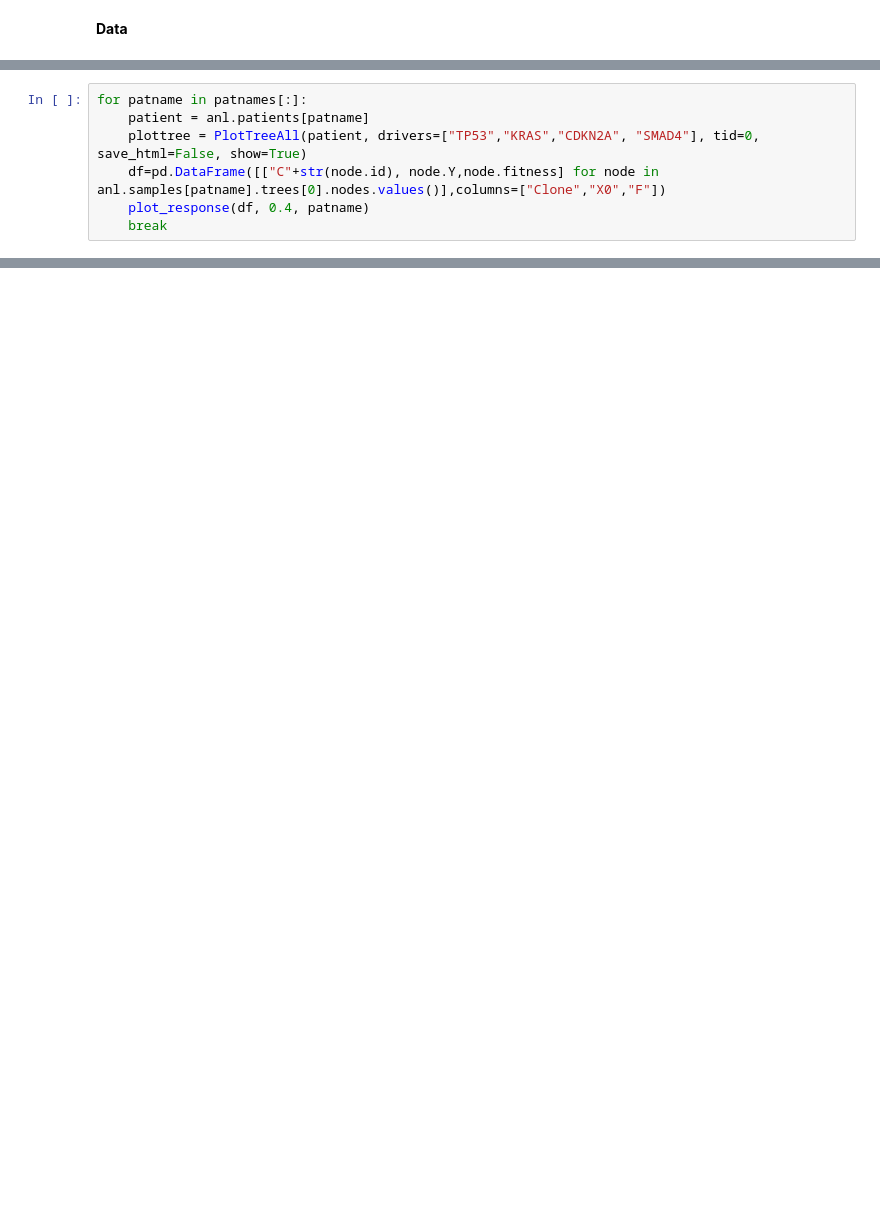
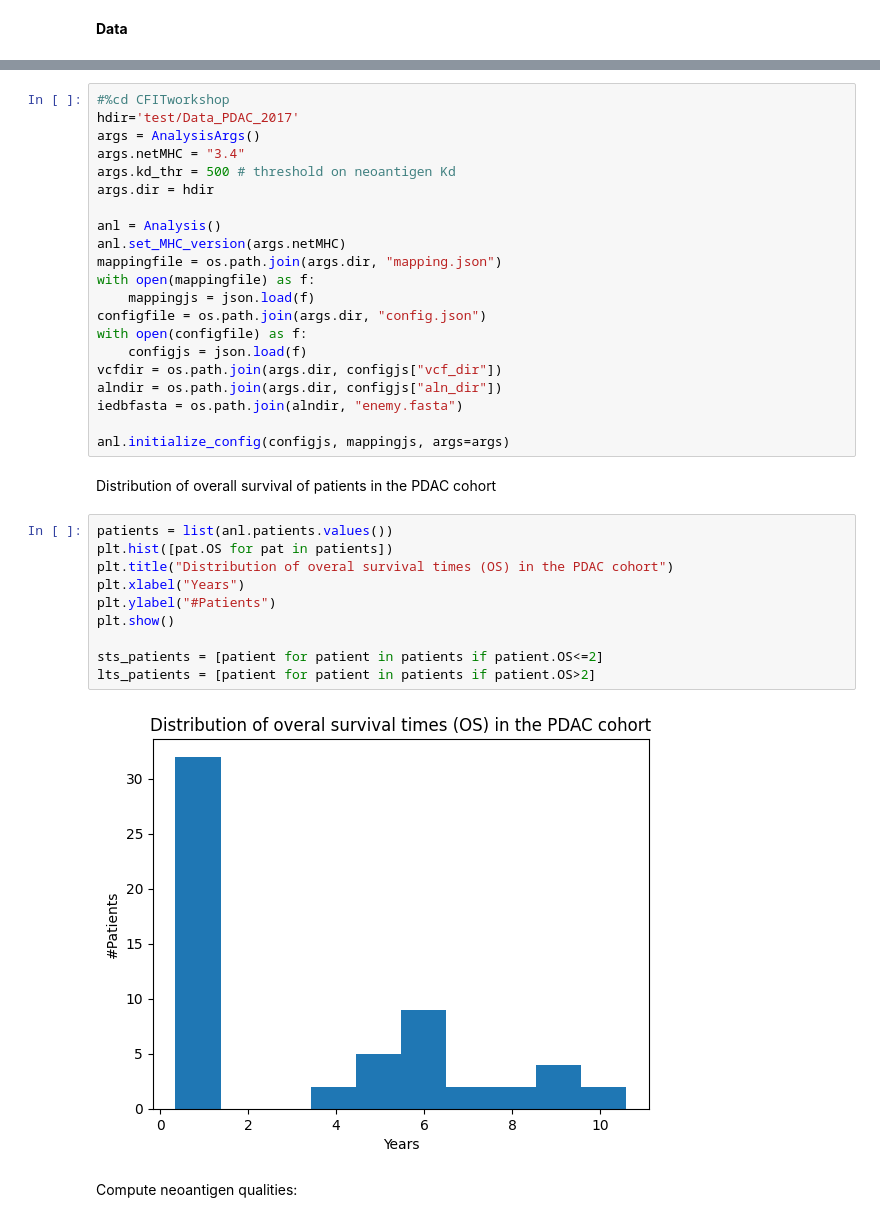
Before and after one commit to LukszaLab/CFITworkshop, a Jupyter notebook: Immunoediting.ipynb, the cells around one changed output, grey strips where cells are left out. Saved outputs shown, nothing was run; the diff lists cells and outputs as text; blank space fills up the shorter version.

```diff
--- a/Immunoediting.ipynb
+++ b/Immunoediting.ipynb
@@ -282,7 +106,0 @@ plt.show()
-# %%
-for patname in patnames[:]:
-    patient = anl.patients[patname]
-    plottree = PlotTreeAll(patient, drivers=["TP53","KRAS","CDKN2A", "SMAD4"], tid=0, save_html=False, show=True)
-    df=pd.DataFrame([["C"+str(node.id), node.Y,node.fitness] for node in anl.samples[patname].trees[0].nodes.values()],columns=["Clone","X0","F"])
-    plot_response(df, 0.4, patname)
-    break
@@ -302,0 +125,37 @@ Find a good STS and LTS example, where DG explains more and where immune is need
+# %%
+#%cd CFITworkshop
+hdir='test/Data_PDAC_2017'
+args = AnalysisArgs()
+args.netMHC = "3.4"
+args.kd_thr = 500 # threshold on neoantigen Kd
+args.dir = hdir
+
+anl = Analysis()
+anl.set_MHC_version(args.netMHC)
+mappingfile = os.path.join(args.dir, "mapping.json")
+with open(mappingfile) as f:
+    mappingjs = json.load(f)
+configfile = os.path.join(args.dir, "config.json")
+with open(configfile) as f:
+    configjs = json.load(f)
+vcfdir = os.path.join(args.dir, configjs["vcf_dir"])
+alndir = os.path.join(args.dir, configjs["aln_dir"])
+iedbfasta = os.path.join(alndir, "enemy.fasta")
+
+anl.initialize_config(configjs, mappingjs, args=args)
+# %% [markdown]
+Distribution of overall survival of patients in the PDAC cohort
+# %%
+patients = list(anl.patients.values())
+plt.hist([pat.OS for pat in patients])
+plt.title("Distribution of overal survival times (OS) in the PDAC cohort")
+plt.xlabel("Years")
+plt.ylabel("#Patients")
+plt.show()
+
+sts_patients = [patient for patient in patients if patient.OS<=2]
+lts_patients = [patient for patient in patients if patient.OS>2]
+# %% [output]
+[figure, added]
+# %% [markdown]
+Compute neoantigen qualities:
```
Also changed, not shown: parts of 49 cells of this notebook.
